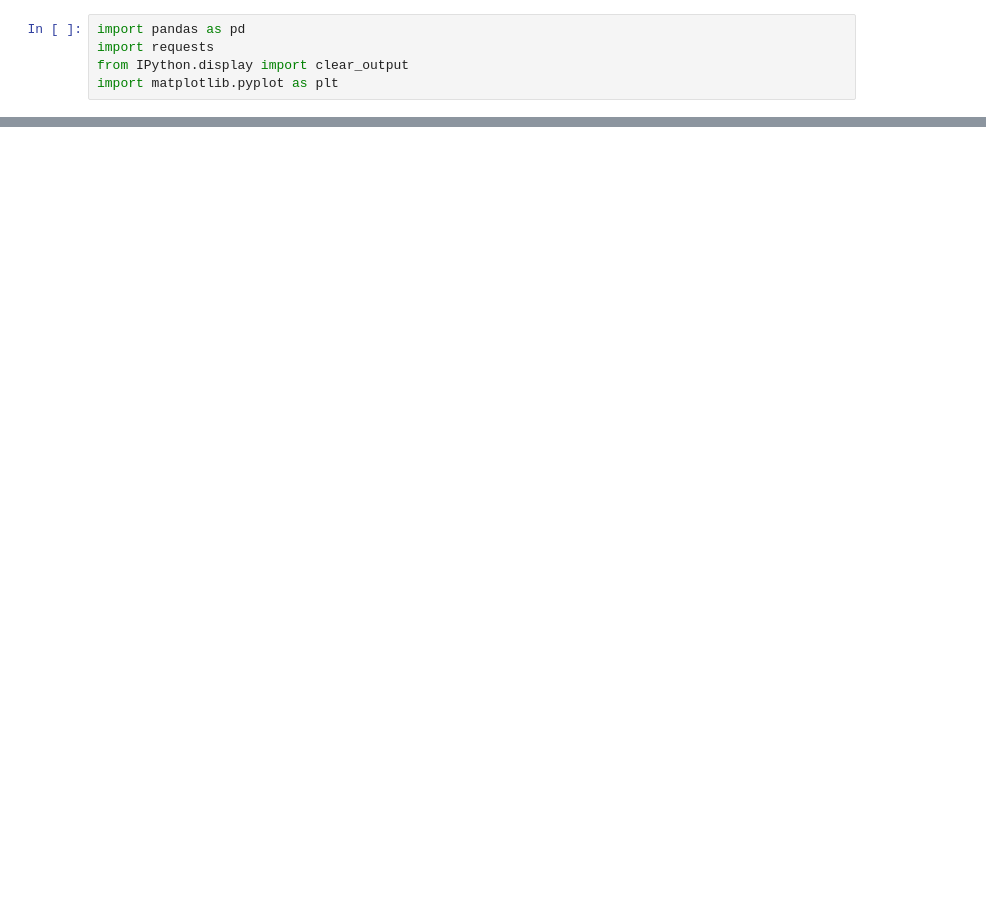
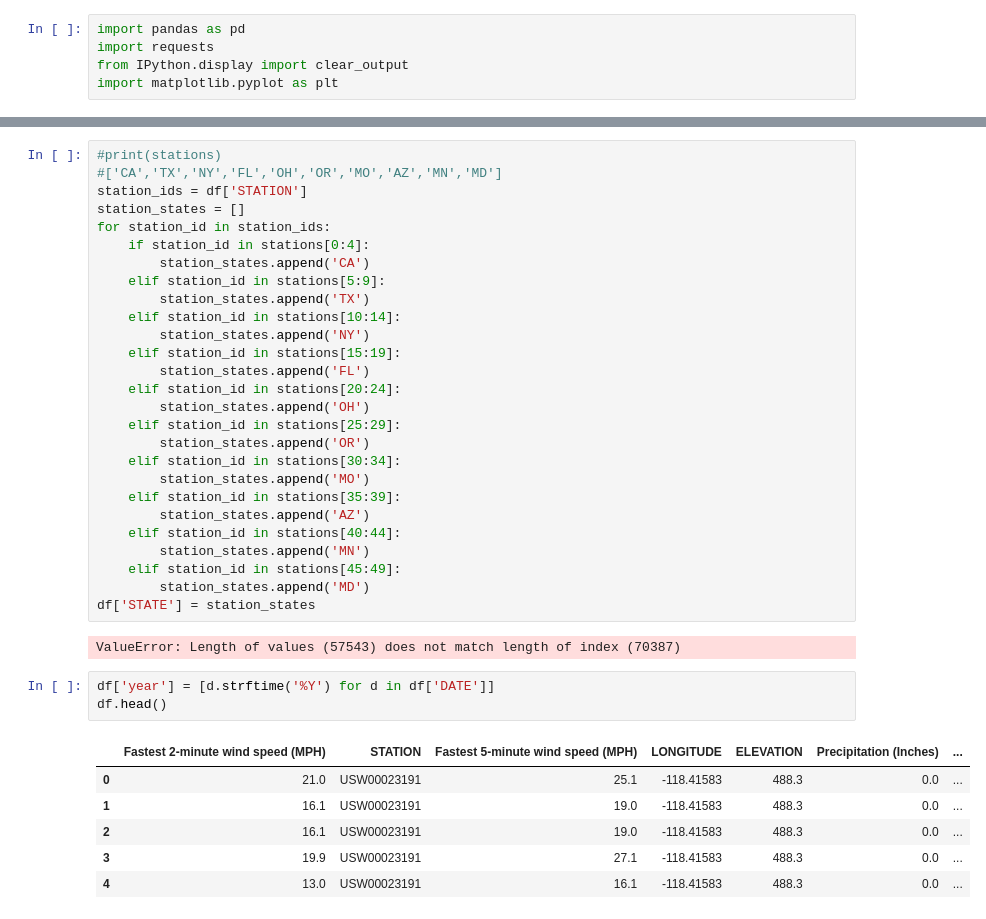
Before and after one commit to NinaPaljakkaCargo/GroupProject_1, a Jupyter notebook: IndivFiles/weather1_copy.ipynb, the cells around one changed output, grey strips where cells are left out. Saved outputs shown, nothing was run; the diff lists cells and outputs as text; blank space fills up the shorter version.

```diff
--- a/IndivFiles/weather1_copy.ipynb
+++ b/IndivFiles/weather1_copy.ipynb
@@ -179,0 +203,39 @@ plt.plot(dates,max_temp)
+# %%
+#print(stations)
+#['CA','TX','NY','FL','OH','OR','MO','AZ','MN','MD']
+station_ids = df['STATION']
+station_states = []
+for station_id in station_ids:
+    if station_id in stations[0:4]:
+        station_states.append('CA')
+    elif station_id in stations[5:9]:
+        station_states.append('TX')
+    elif station_id in stations[10:14]:
+        station_states.append('NY')
+    elif station_id in stations[15:19]:
+        station_states.append('FL')
+    elif station_id in stations[20:24]:
+        station_states.append('OH')
+    elif station_id in stations[25:29]:
+        station_states.append('OR')
+    elif station_id in stations[30:34]:
+        station_states.append('MO')
+    elif station_id in stations[35:39]:
+        station_states.append('AZ')
+    elif station_id in stations[40:44]:
+        station_states.append('MN')
+    elif station_id in stations[45:49]:
+        station_states.append('MD')
+df['STATE'] = station_states
+# %% [output]
+ValueError: Length of values (57543) does not match length of index (70387)
+# %%
+df['year'] = [d.strftime('%Y') for d in df['DATE']]
+df.head()
+# %% [output]
+|  | Fastest 2-minute wind speed (MPH) | STATION | Fastest 5-minute wind speed (MPH) | LONGITUDE | ELEVATION | Precipitation (Inches) | ... |
+| 0 | 21.0 | USW00023191 | 25.1 | -118.41583 | 488.3 | 0.0 | ... |
+| 1 | 16.1 | USW00023191 | 19.0 | -118.41583 | 488.3 | 0.0 | ... |
+| 2 | 16.1 | USW00023191 | 19.0 | -118.41583 | 488.3 | 0.0 | ... |
+| 3 | 19.9 | USW00023191 | 27.1 | -118.41583 | 488.3 | 0.0 | ... |
+| 4 | 13.0 | USW00023191 | 16.1 | -118.41583 | 488.3 | 0.0 | ... |
```
Also changed, not shown: parts of 36 cells of this notebook, 2 other files.
